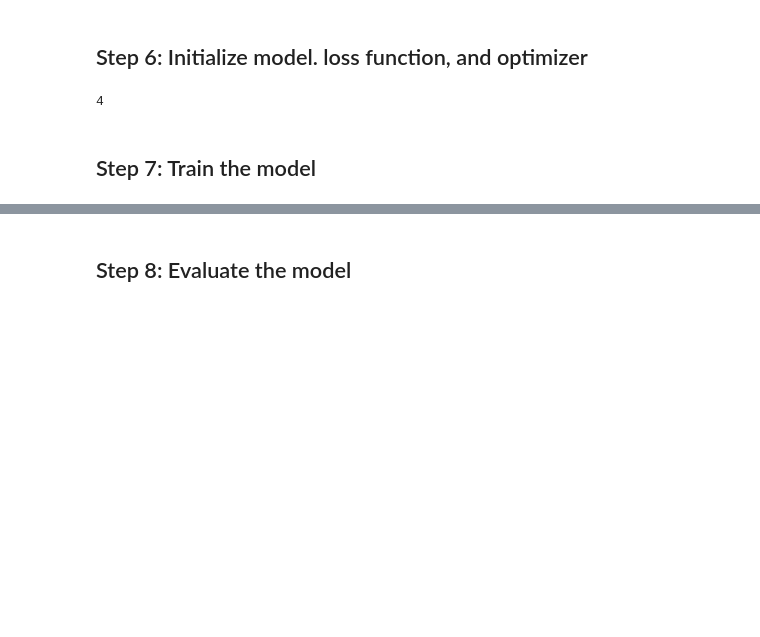
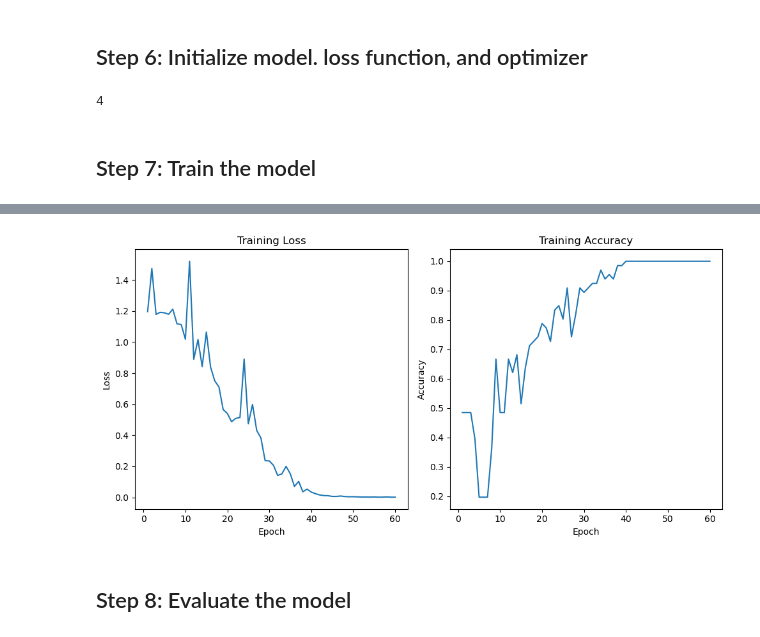
Before and after one commit to tenjust/remote_sensing, a Jupyter notebook: CNN.ipynb, the cells around one changed output, grey strips where cells are left out. Cells and saved outputs as stored; diff of their text form; code cells hidden in the pictures; blank space fills up the shorter version.

```diff
--- a/CNN.ipynb
+++ b/CNN.ipynb
@@ -102,8 +118,8 @@ class CNN(nn.Module):
         self.conv2 = nn.Conv2d(32, 64, kernel_size=3, padding=1)
         self.conv3 = nn.Conv2d(64, 64, kernel_size=3, padding=1)
         # Define the fully connected layers
-        # self.fc1 = nn.Linear(64 * 16 * 16, 128)
-        self.fc1 = nn.Linear(64 * 4 * 4, 128)
+        self.fc1 = nn.Linear(64 * 8 * 8, 128)
+        # self.fc1 = nn.Linear(64 * 4 * 4, 128)
         self.fc2 = nn.Linear(128, num_classes)
 
     def forward(self, x):
@@ -165,0 +171,49 @@ Epoch [10/10], Loss: 1.3208736181259155
+# %%
+import matplotlib.pyplot as plt
+
+num_epochs = 60
+train_losses = []
+train_accuracies = []
+
+for epoch in range(num_epochs):
+    model.train()
+    correct = 0
+    total = 0
+    epoch_loss = 0.0
+
+    for images, labels in train_loader:
+        optimizer.zero_grad()   # Zero the gradient
+        outputs = model(images) # Forward pass: compute predicted outputs
+        loss = criterion(outputs, labels) # Compute the loss
+        loss.backward()     # Backward pass: compute gradient of the loss with respect to model parameters
+        optimizer.step()    # Update the model parameters based on the gradients
+
+        _, predicted = torch.max(outputs.data, 1)
+        total += labels.size(0)
+        correct += (predicted == labels).sum().item()
+        epoch_loss += loss.item()
+
+    train_accuracy = correct / total
+    train_loss = epoch_loss / len(train_loader)
+    train_accuracies.append(train_accuracy)
+    train_losses.append(train_loss)
+
+    print(f"Epoch [{epoch + 1}/{num_epochs}], Loss: {train_loss}, Accuracy: {train_accuracy}")
+
+# Plotting
+plt.figure(figsize=(10, 5))
+plt.subplot(1, 2, 1)
+plt.plot(range(1, num_epochs + 1), train_losses, label='Training Loss')
+plt.xlabel('Epoch')
+plt.ylabel('Loss')
+plt.title('Training Loss')
+
+plt.subplot(1, 2, 2)
+plt.plot(range(1, num_epochs + 1), train_accuracies, label='Training Accuracy')
+plt.xlabel('Epoch')
+plt.ylabel('Accuracy')
+plt.title('Training Accuracy')
+
+plt.tight_layout()
+plt.show()
+# %% [output]
@@ -166,3 +237,4 @@ Epoch [10/10], Loss: 1.3208736181259155
+[figure, added]
 # %% [markdown]
 ## Step 8: Evaluate the model
 # %%
```
Also changed, not shown: parts of 6 cells of this notebook, 1 other file.
